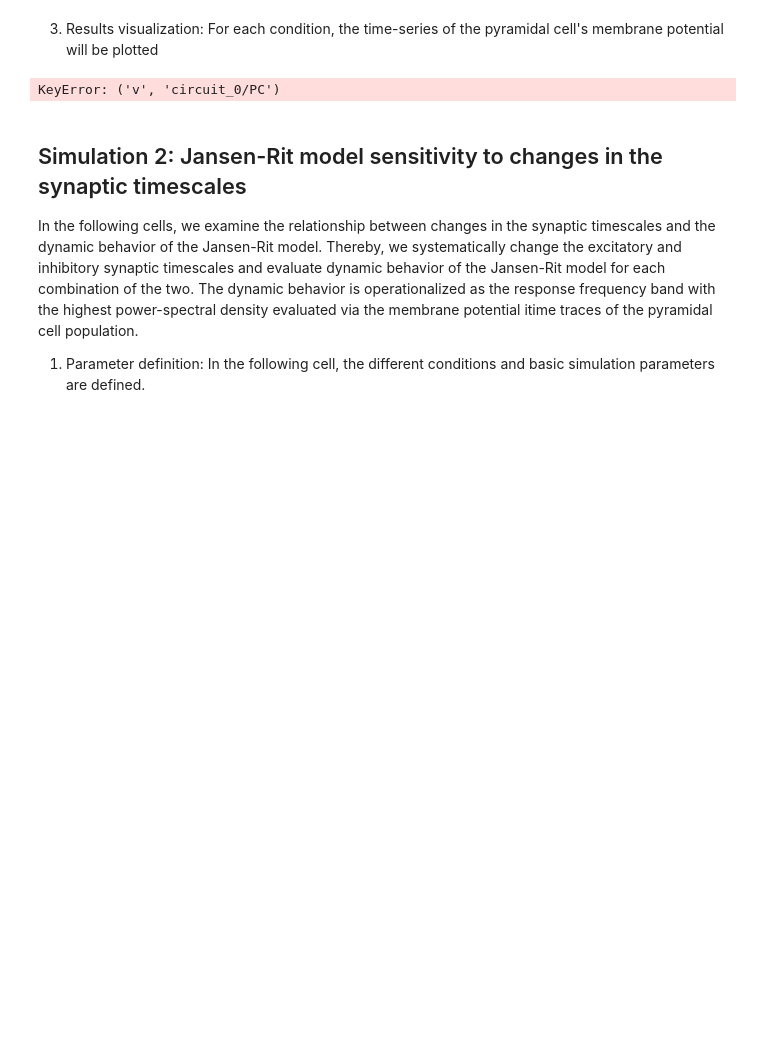
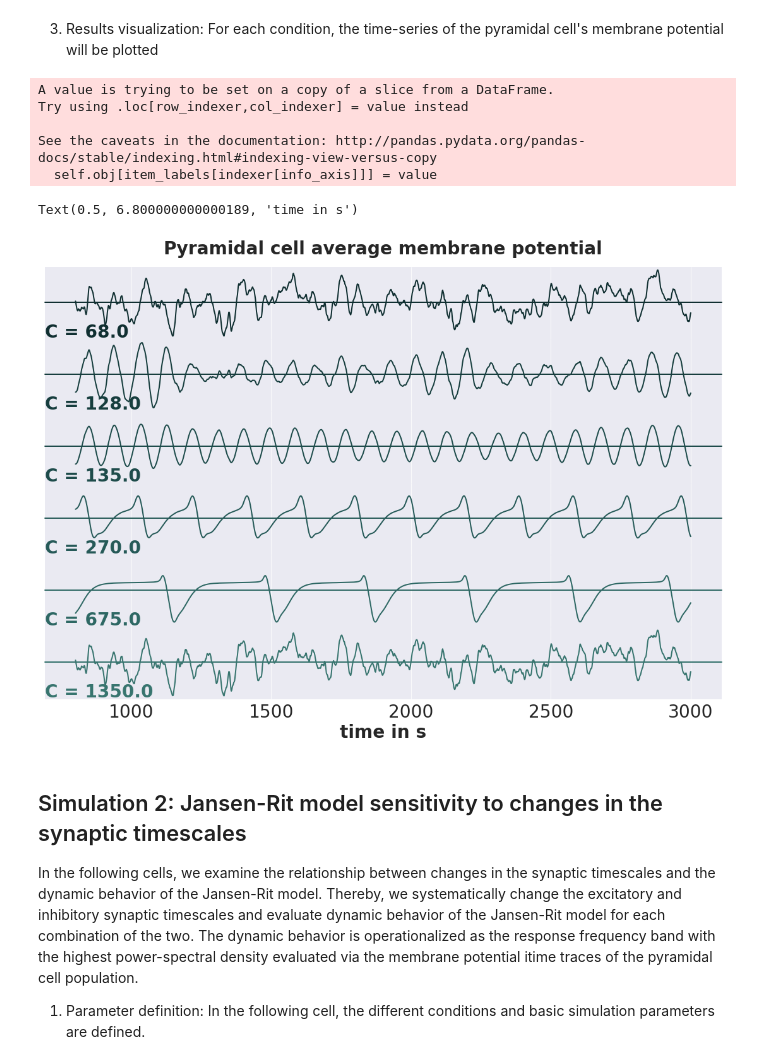
Before and after one commit to pyrates-neuroscience/PyRates, a Jupyter notebook: documentation/JansenRit_model_dynamics.ipynb, the cells around one changed output. Drawn from its saved outputs; the diff is of its cells as text; code cells hidden in the pictures; blank space fills up the shorter version.

Commit message:
changed order of multilevel results index, such that it is more easily integrated with grid_search

```diff
--- a/documentation/JansenRit_model_dynamics.ipynb
+++ b/documentation/JansenRit_model_dynamics.ipynb
@@ -40,6 +40,7 @@ dt = 1e-4                                                       # integration st
 T = 3.                                                          # overall simulation time in s
 C = np.array([68., 128., 135., 270., 675., 1350.])              # global connection weight scaling
 inp = np.random.uniform(120., 320., (int(T/dt), 1))             # white noise input to the pyramidal cells in Hz.
+dts = 1e-3
 
 params = {'c_pe': [], 'c_pi': [], 'c_ep': [], 'c_ip': []}       # connection weights that should be changed in each condition
 param_map = {'c_pe': {'vars': ['weight'],                        # mapping between the variable names in params and the corresponding model parameters
@@ -62,7 +63,7 @@ for c in C:
 results, params = grid_search(circuit_template="model_templates.jansen_rit.simple_jansenrit.JRC",
                               param_grid=params, param_map=param_map,
                               inputs={"PC/RPO_e_pc/u": inp}, outputs={"v": "PC/OBS/V"},
-                              dt=dt, simulation_time=T, permute_grid=False, sampling_step_size=1e-3)
+                              dt=dt, simulation_time=T, permute_grid=False, sampling_step_size=dts)
 # %% [output]
 building the compute graph...
 Preparing the simulation...
@@ -72,19 +73,28 @@ finished!
 3) Results visualization: For each condition, the time-series of the pyramidal cell's membrane potential will be plotted
 # %%
 # adjust column names of results to represent the connectivity parameters
-new_cols = [f"C = {params[key]['C']}" for key in results.columns]
+new_cols = [f"C = {params[key[0]]['c_pe']}" for key in results.columns]
 results.columns = new_cols
 
+# plot the timeseries
 cm_red = create_cmap('pyrates_green', as_cmap=False, n_colors=16, reverse=True)
-plot_timeseries(results.iloc[results.index > 0.8, :], plot_style='ridge_plot', demean=True, hspace=-.01,
+plot_timeseries(results.iloc[int(0.8/dts):, :], plot_style='ridge_plot', demean=True, hspace=-.01,
                 fontsize=28, aspect=10, height=2.0, cmap=cm_red)
+
+# adjust and save the figure
 fig, ax = plt.gcf(), plt.gca()
 fig.axes[0].set_title('Pyramidal cell average membrane potential', pad=20.)
 fig.set_size_inches(16., 11.)
 ax.set_xlabel('time in s')
 #plt.savefig('Gast_2018_PyRates_JansenRit_C.svg', format='svg')
 # %% [output]
-KeyError: ('v', 'circuit_0/PC')
+A value is trying to be set on a copy of a slice from a DataFrame.
+Try using .loc[row_indexer,col_indexer] = value instead
+
+See the caveats in the documentation: http://pandas.pydata.org/pandas-docs/stable/indexing.html#indexing-view-versus-copy
+  self.obj[item_labels[indexer[info_axis]]] = value
+Text(0.5, 6.800000000000189, 'time in s')
+[figure, added]
 # %% [markdown]
 Simulation 2: Jansen-Rit model sensitivity to changes in the synaptic timescales
 ---------------------------------------------------------------------------------
```
Also changed, not shown: 2 other files.
